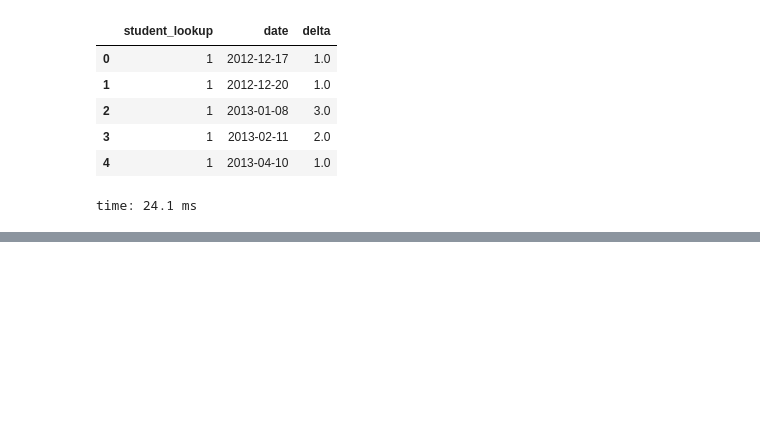
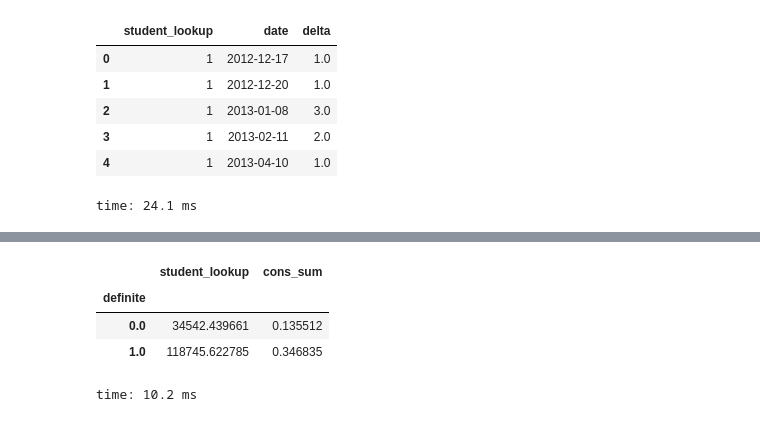
Before and after one commit to jgutman/mvesc, a Jupyter notebook: Features/absence_feature_dev.ipynb, the cells around one changed output, grey strips where cells are left out. Drawn from its saved outputs; the diff is of its cells as text; code cells hidden in the pictures; blank space fills up the shorter version.

```diff
--- a/Features/absence_feature_dev.ipynb
+++ b/Features/absence_feature_dev.ipynb
@@ -690,0 +636,8 @@ time: 3.59 ms
+# %%
+dfcons.groupby(by='definite').mean()
+# %% [output]
+|  | student_lookup | cons_sum |
+| definite |  |  |
+| 0.0 | 34542.439661 | 0.135512 |
+| 1.0 | 118745.622785 | 0.346835 |
+time: 10.2 ms
```
Also changed, not shown: parts of 14 cells of this notebook, 1 other file.
